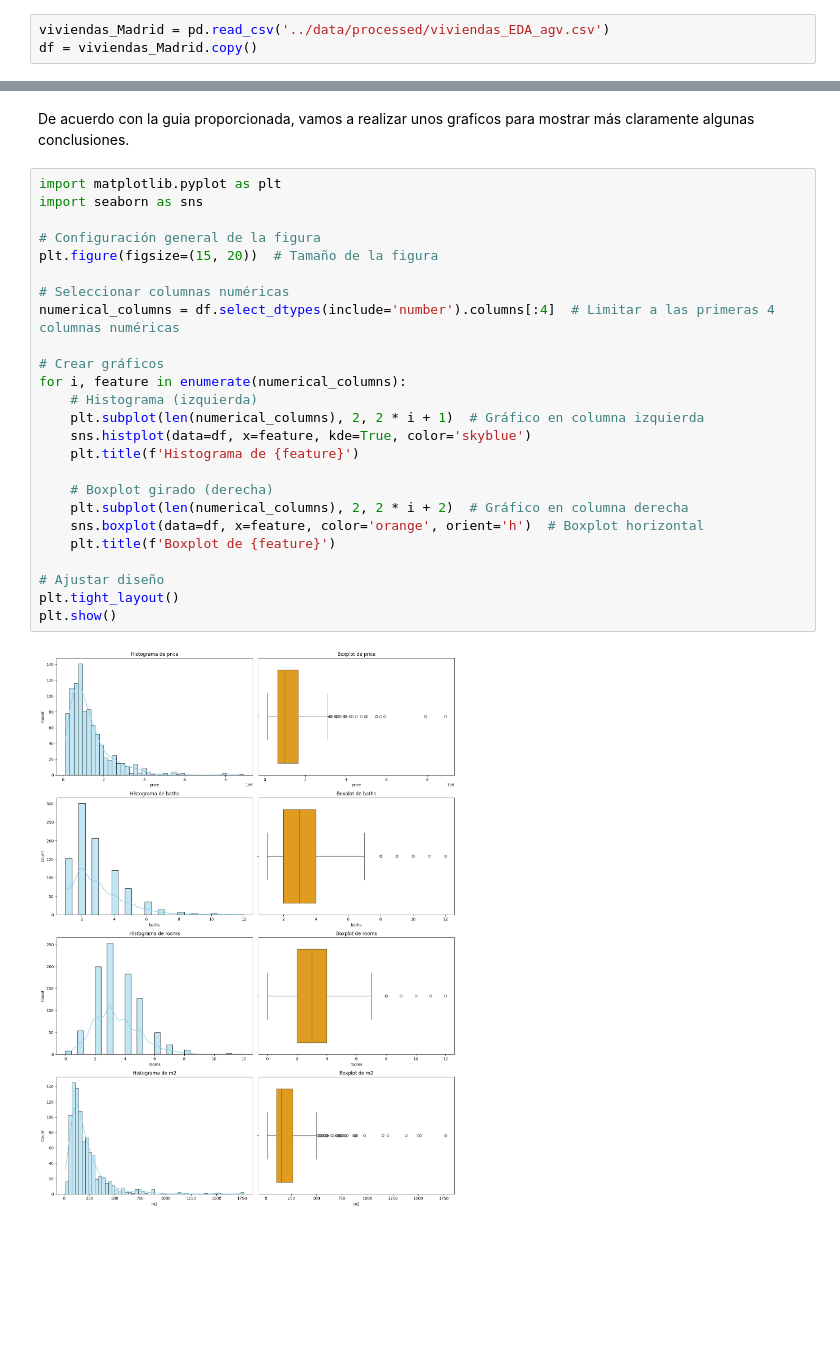
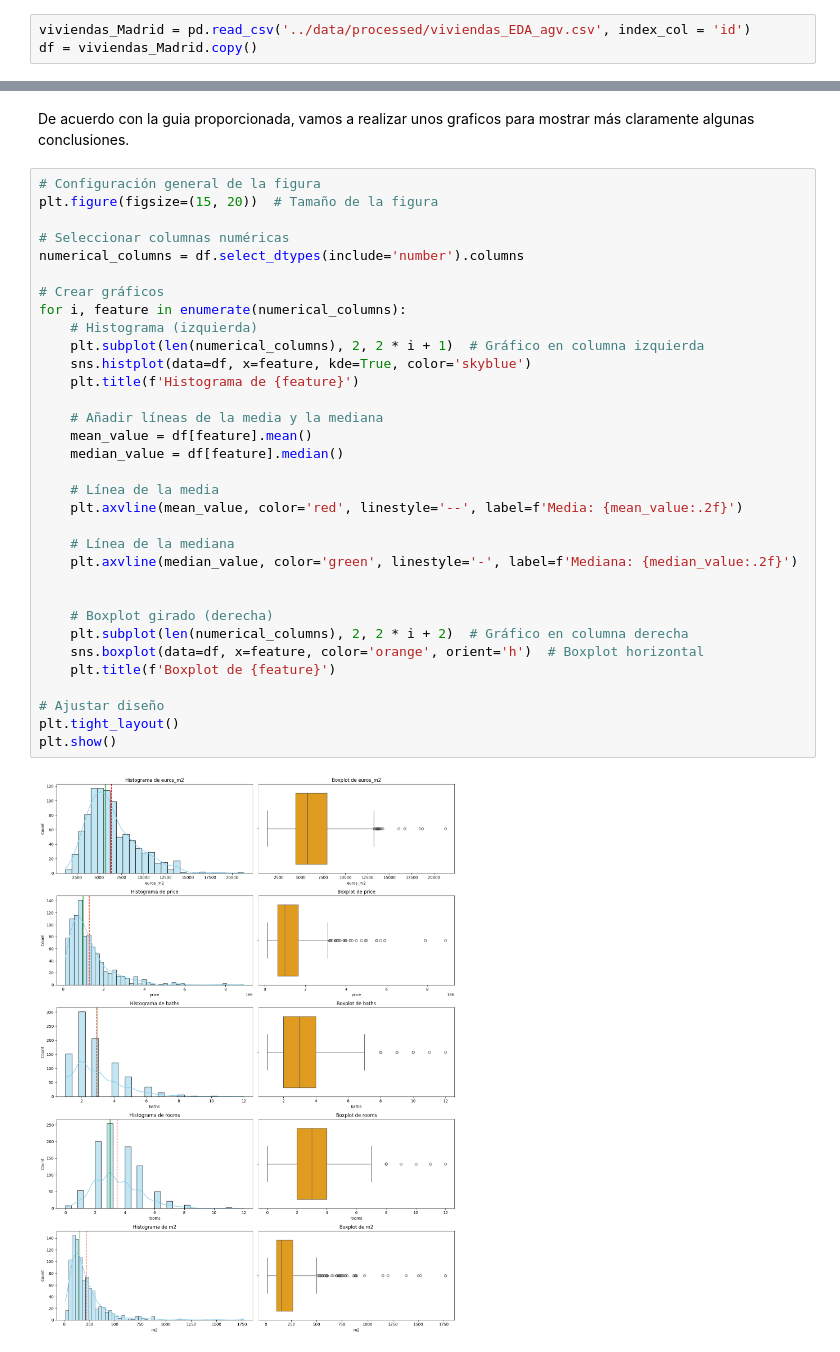
Before and after one commit to angelgvill/DS_Analisis_Datos, a Jupyter notebook: notebooks/02_Analisis_exploratorio.ipynb, the cells around one changed output, grey strips where cells are left out. Drawn from its saved outputs; the diff is of its cells as text; blank space fills up the shorter version.

```diff
--- a/notebooks/02_Analisis_exploratorio.ipynb
+++ b/notebooks/02_Analisis_exploratorio.ipynb
@@ -23,7 +25,7 @@ from scripts.utils_agv import ini_inspec, crear_tabla_resumen, numericas, catego
 
 #from Prof.utils import create_summary_table, descriptive_statistics, plot_variable_distribution, grafico_combinaciones
 # %%
-viviendas_Madrid = pd.read_csv('../data/processed/viviendas_EDA_agv.csv')
+viviendas_Madrid = pd.read_csv('../data/processed/viviendas_EDA_agv.csv', index_col = 'id')
 df = viviendas_Madrid.copy()
 # %%
 print("Tipos de datos antes de la conversión:")
@@ -128,29 +133,37 @@ categoricas (df)
 # %% [markdown]
 De acuerdo con la guia proporcionada, vamos a realizar unos graficos para mostrar más claramente algunas conclusiones.
 # %%
-import matplotlib.pyplot as plt
-import seaborn as sns
-
 # Configuración general de la figura
 plt.figure(figsize=(15, 20))  # Tamaño de la figura
 
 # Seleccionar columnas numéricas
-numerical_columns = df.select_dtypes(include='number').columns[:4]  # Limitar a las primeras 4 columnas numéricas
+numerical_columns = df.select_dtypes(include='number').columns
 
 # Crear gráficos
 for i, feature in enumerate(numerical_columns):
     # Histograma (izquierda)
     plt.subplot(len(numerical_columns), 2, 2 * i + 1)  # Gráfico en columna izquierda
     sns.histplot(data=df, x=feature, kde=True, color='skyblue')
     plt.title(f'Histograma de {feature}')
+
+    # Añadir líneas de la media y la mediana
+    mean_value = df[feature].mean()
+    median_value = df[feature].median()
+
+    # Línea de la media
+    plt.axvline(mean_value, color='red', linestyle='--', label=f'Media: {mean_value:.2f}')
+
+    # Línea de la mediana
+    plt.axvline(median_value, color='green', linestyle='-', label=f'Mediana: {median_value:.2f}')
+
 
     # Boxplot girado (derecha)
     plt.subplot(len(numerical_columns), 2, 2 * i + 2)  # Gráfico en columna derecha
     sns.boxplot(data=df, x=feature, color='orange', orient='h')  # Boxplot horizontal
     plt.title(f'Boxplot de {feature}')
 
 # Ajustar diseño
 plt.tight_layout()
 plt.show()
 # %% [output]
-[figure, old version]
+[figure, new version]
```
Also changed, not shown: parts of 34 cells of this notebook, 11 other files.
